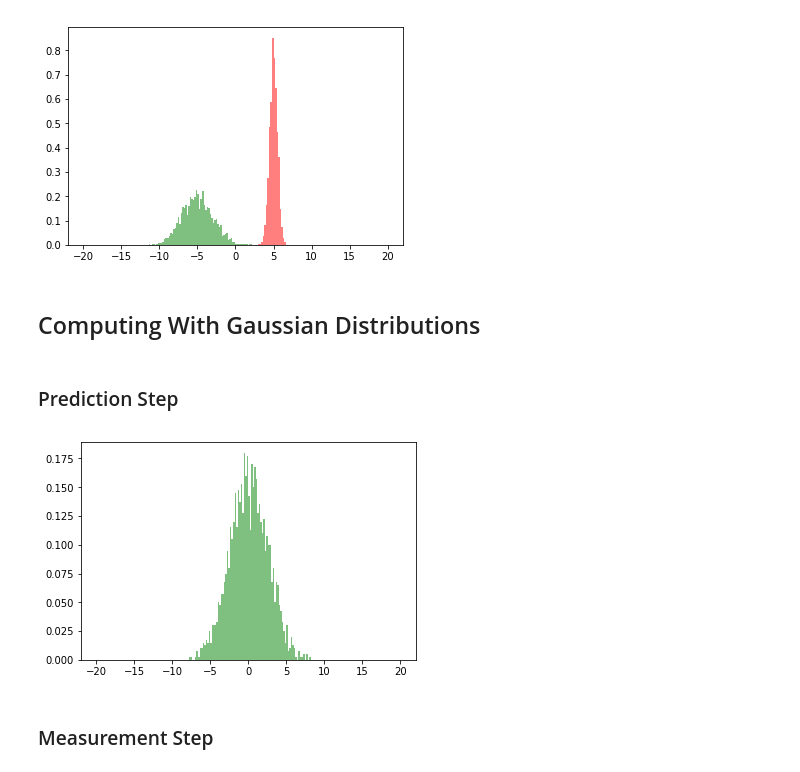
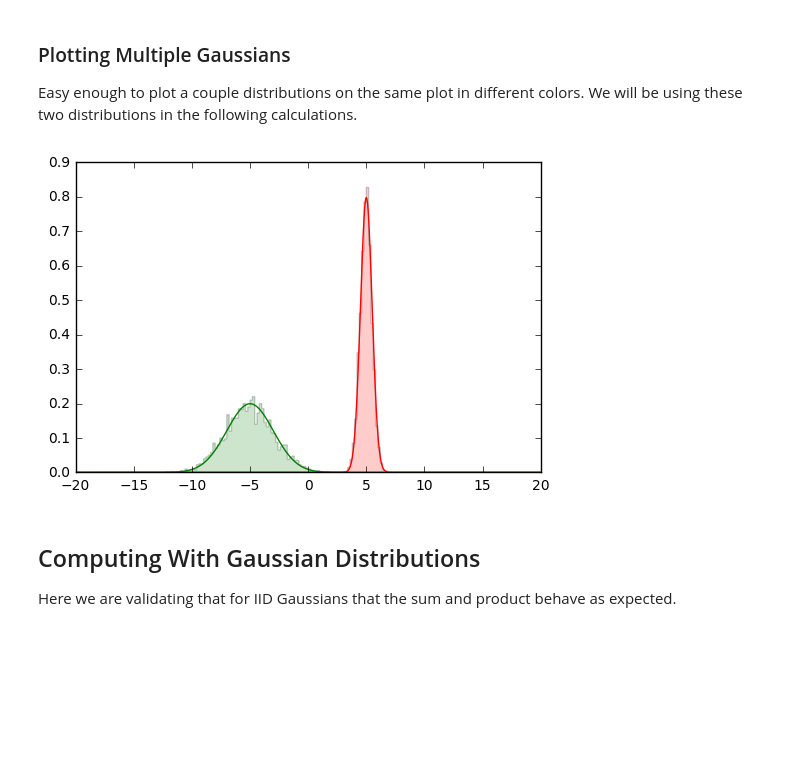
Before and after one commit to CompScienceClub/python-kalman-filter-presentation, a Jupyter notebook: jupyter/Gaussian.ipynb, the cells around one changed output. Drawn from its saved outputs; the diff is of its cells as text; code cells hidden in the pictures; blank space fills up the shorter version.

```diff
--- a/jupyter/Gaussian.ipynb
+++ b/jupyter/Gaussian.ipynb
@@ -7,5 +9,5 @@ This is a presentation for Computer Science Club having to do with Kalman filter
 # %%
-import csv
+import math
 import numpy as np
 import matplotlib.pyplot as plt
 %matplotlib inline
@@ -16,19 +18,31 @@ class Plot:
         self.range = range
 
     def hist(self, data, color):
-        plt.hist(data, 200, range=self.range, normed=1, facecolor=color, alpha=0.5, histtype='stepfilled')
+        plt.hist(data, 200, range=self.range, normed=True, facecolor=color, alpha=0.2, histtype='stepfilled')
+
+    def plot(self, x, y, color, alpha):
+        plt.plot(x, y, color=color, alpha=alpha)
 
     def show(self):
         plt.show()
 
 
 class Gaussian:
-    def generate(self, params, samples=2000):
-        self.data = []
-        for i in range(samples):
-            self.data.append(np.random.normal(params[0], params[1]))
+    def samples(self, params, samples=2000):
+        return [np.random.normal(params[0], params[1]) for x in range(samples)]
 
-    def plot_hist(self, plot, color='green'):
-        plot.hist(self.data, color)
+    def plot_samples(self, plot, params, color='green'):
+        plot.hist(self.samples(params), color)
+
+    def gaussian(self, x, mean, std):
+        return np.exp(-1.0 * np.power((x - mean) / std, 2.0) / 2.0) / (math.sqrt(2.0 * math.pi) * std)
+
+    def make_support(self, plot, scale=100.0):
+        return [x / scale for x in range(int(scale * plot.range[0]), int(scale * plot.range[1]))]
+
+    def plot_pdf(self, plot, params, color='green', alpha=1.0):
+        support = self.make_support(plot)
+        result = [self.gaussian(x, params[0], params[1]) for x in support]
+        plot.plot(support, result, color, alpha)
 # %% [markdown]
 ### Plotting A Single Gaussian
@@ -47,18 +63,27 @@ p.show()
+# %% [markdown]
+### Plotting Multiple Gaussians
+
+Easy enough to plot a couple distributions on the same plot in different colors.  We will be using these two distributions in the following calculations.
 # %%
+dist1 = (-5.0, 2.0)
+dist2 = (5, 0.5)
+
 p = Plot()
 
 g1 = Gaussian()
-g1.generate((-5.0, 2.0))
-g1.plot_hist(p, 'green')
+g1.plot_samples(p, dist1)
+g1.plot_pdf(p, dist1)
 
 g2 = Gaussian()
-g2.generate((5, 0.5))
-g2.plot_hist(p, 'red')
+g2.plot_samples(p, dist2, 'red')
+g2.plot_pdf(p, dist2, 'red')
 
 p.show()
 # %% [output]
-[figure, old version]
+[figure, new version]
-# %% [markdown]
-## Computing With Gaussian Distributions
+# %% [markdown]
+## Computing With Gaussian Distributions
+
+Here we are validating that for IID Gaussians that the sum and product behave as expected.
 # %%
 class Compute:
@@ -71,23 +96,3 @@ class Compute:
         mean = (dist1[0] * dist2[1] + dist1[1] * dist2[0]) / (dist1[1] + dist2[1])
         std = 1.0 / (1.0 / dist1[1] + 1.0 / dist2[1])
         self.dist = (mean, std)
-# %% [markdown]
-### Prediction Step
-# %%
-measurement = (-5.0, 2.0)
-prediction = (5, 0.5)
-
-c = Compute()
-c.predict(measurement, prediction)
-
-p = Plot()
-
-g = Gaussian()
-g.generate(c.dist)
-g.plot_hist(p)
-
-p.show()
-# %% [output]
-[figure, removed]
-# %% [markdown]
-### Measurement Step
```
Also changed, not shown: parts of 13 cells of this notebook, 2 other files.
